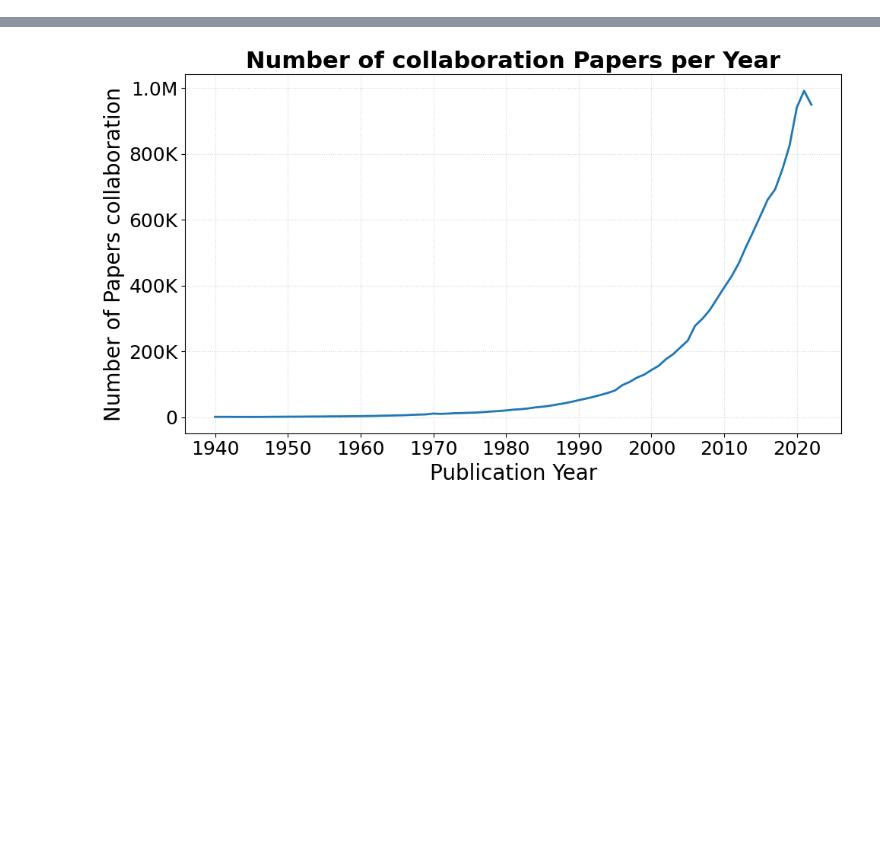
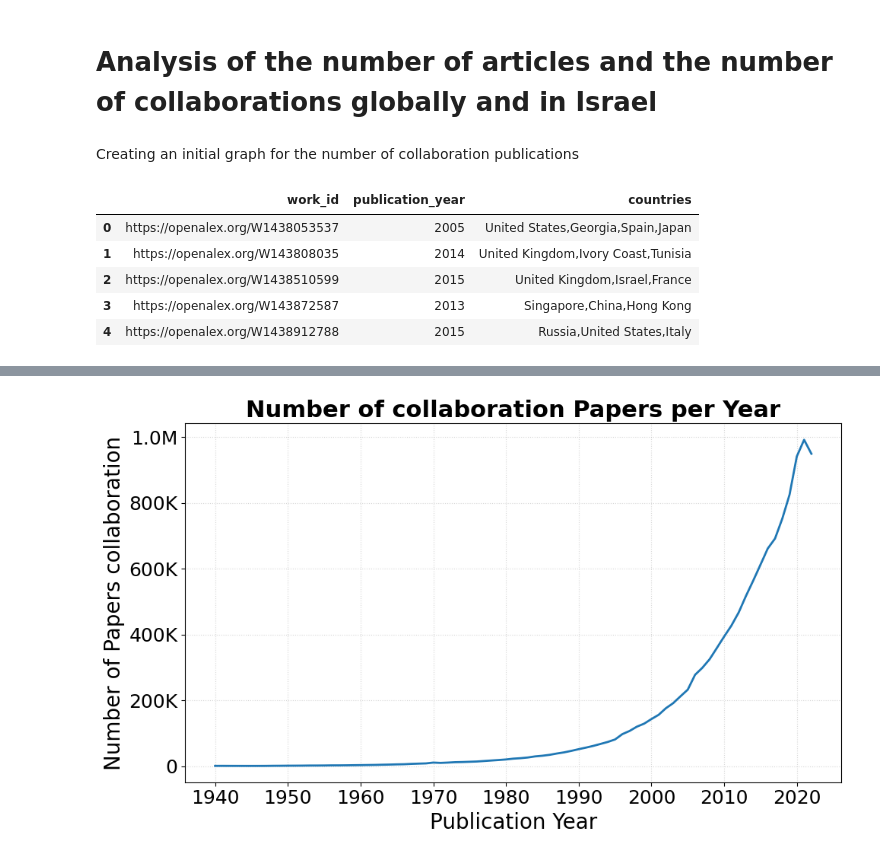
Before and after one commit to OranBe/project_data_mining, a Jupyter notebook: collaboration_analysis/collaboration_analysis.ipynb, the cells around one changed output, grey strips where cells are left out. Saved outputs shown, nothing was run; the diff lists cells and outputs as text; code cells hidden in the pictures; blank space fills up the shorter version.

```diff
--- a/collaboration_analysis/collaboration_analysis.ipynb
+++ b/collaboration_analysis/collaboration_analysis.ipynb
@@ -1,3 +1,7 @@
+# %% [markdown]
+# Analysis of the number of articles and the number of collaborations globally and in Israel
+# %% [markdown]
+Creating an initial graph for the number of collaboration publications
 # %%
 import pandas as pd
 import matplotlib.pyplot as plt
@@ -36,6 +40,14 @@ def plot_records_by_year(df, start_year=None, end_year=None):
 # %%
 import pandas as pd
 import matplotlib.pyplot as plt
 
 file_path = "../data/collaboration/works_multiple_countries.csv"
 df_collaboration = pd.read_csv(file_path, delimiter=',')
+df_collaboration.head()
+# %% [output]
+|  | work_id | publication_year | countries |
+| 0 | https://openalex.org/W1438053537 | 2005 | United States,Georgia,Spain,Japan |
+| 1 | https://openalex.org/W143808035 | 2014 | United Kingdom,Ivory Coast,Tunisia |
+| 2 | https://openalex.org/W1438510599 | 2015 | United Kingdom,Israel,France |
+| 3 | https://openalex.org/W143872587 | 2013 | Singapore,China,Hong Kong |
+| 4 | https://openalex.org/W1438912788 | 2015 | Russia,United States,Italy |
```
Also changed, not shown: parts of 8 cells of this notebook, 17 other files.
